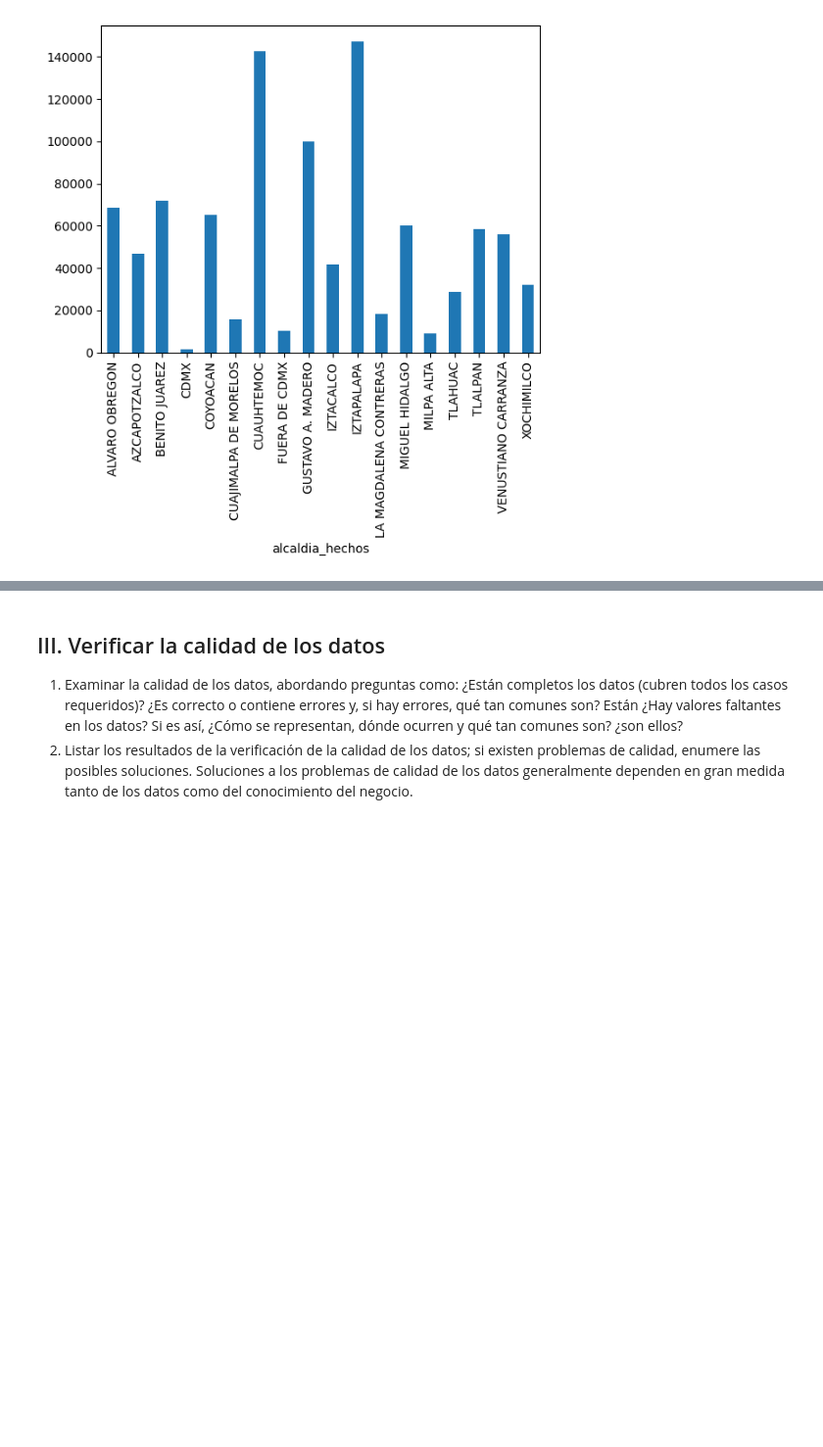
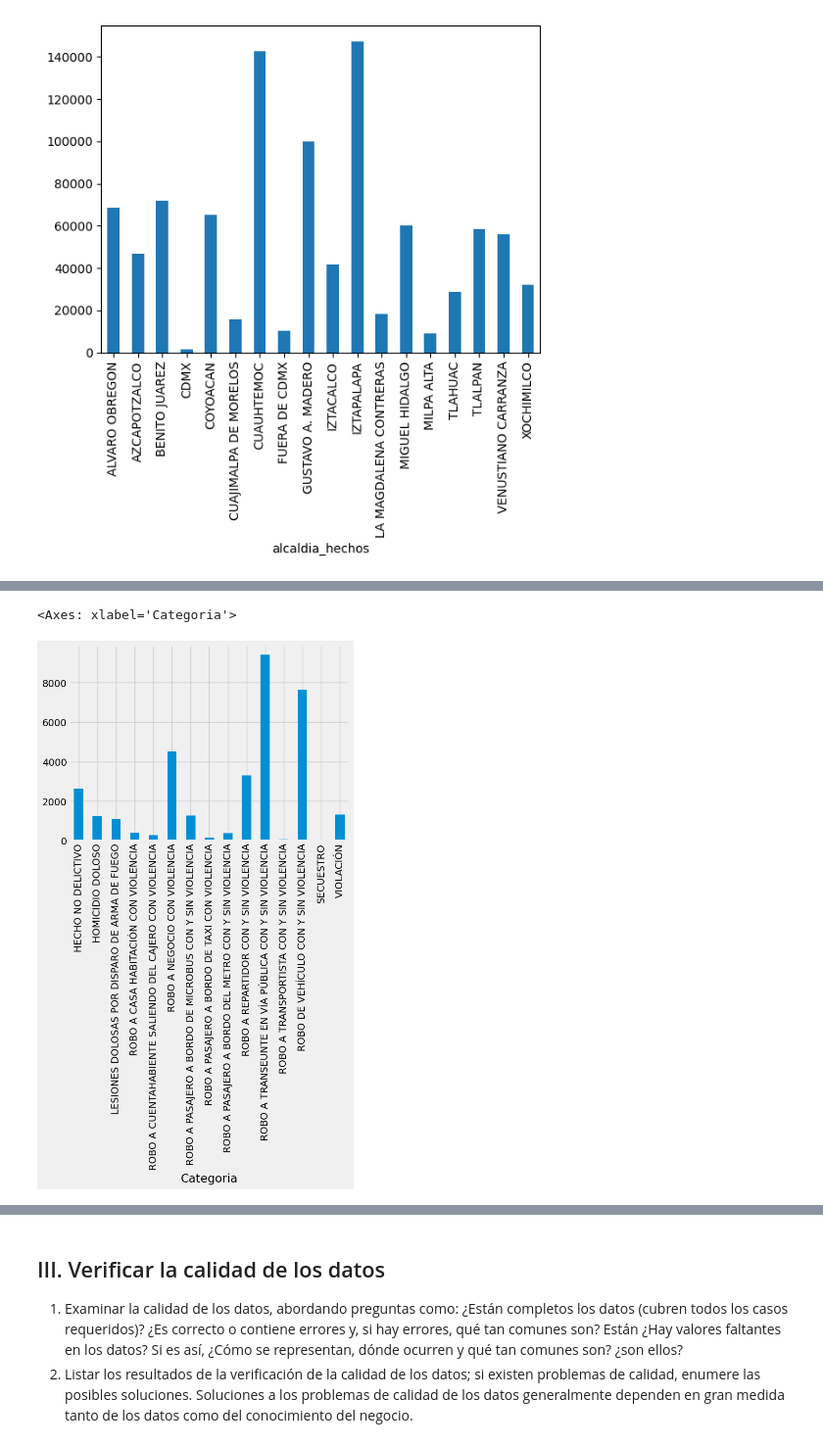
Before and after one commit to alexvasqxz/DS_Projects, a Jupyter notebook: Criminalidad/DataUnderstanding.ipynb, the cells around one changed output, grey strips where cells are left out. Shown at 98% size. Drawn from its saved outputs; the diff is of its cells as text; code cells hidden in the pictures; blank space fills up the shorter version.

```diff
--- a/Criminalidad/DataUnderstanding.ipynb
+++ b/Criminalidad/DataUnderstanding.ipynb
@@ -225,0 +336,11 @@ data.groupby("alcaldia_hechos")["idCarpeta"].count().plot(kind='bar')
+# %%
+# Histogramas Variables Categoricas : Alcaldia Mayor Numero Delitos
+import pandas as pd
+
+data = pd.read_csv("sourceData.csv")
+df1 = data[data['alcaldia_hechos'] == "IZTAPALAPA"]
+df2 = df1[df1['Categoria'] != "DELITO DE BAJO IMPACTO"]
+df2.groupby("Categoria")["idCarpeta"].count().plot.bar()
+# %% [output]
+<Axes: xlabel='Categoria'>
+[figure, added]
```
Also changed, not shown: parts of 29 cells of this notebook.
